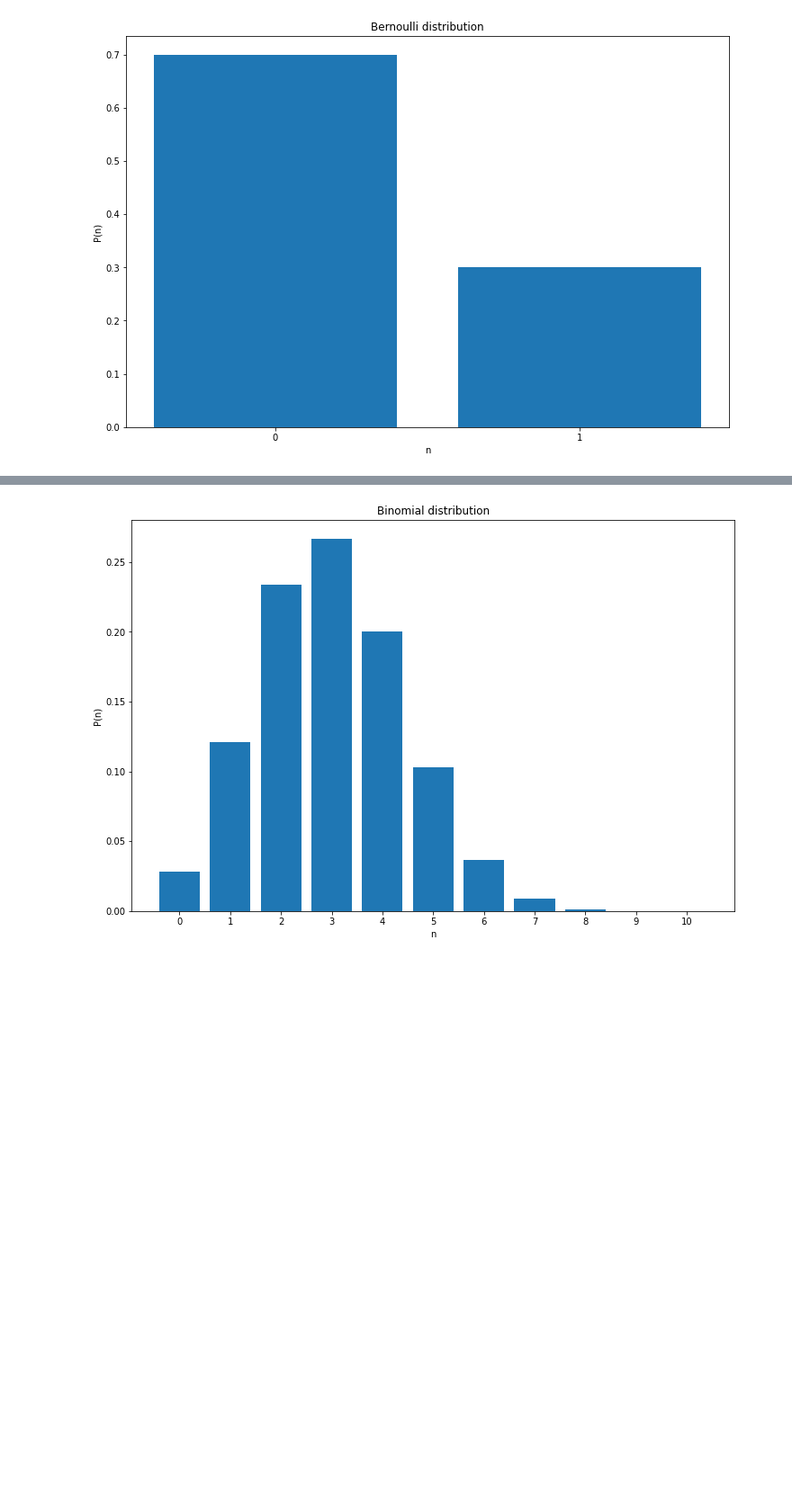
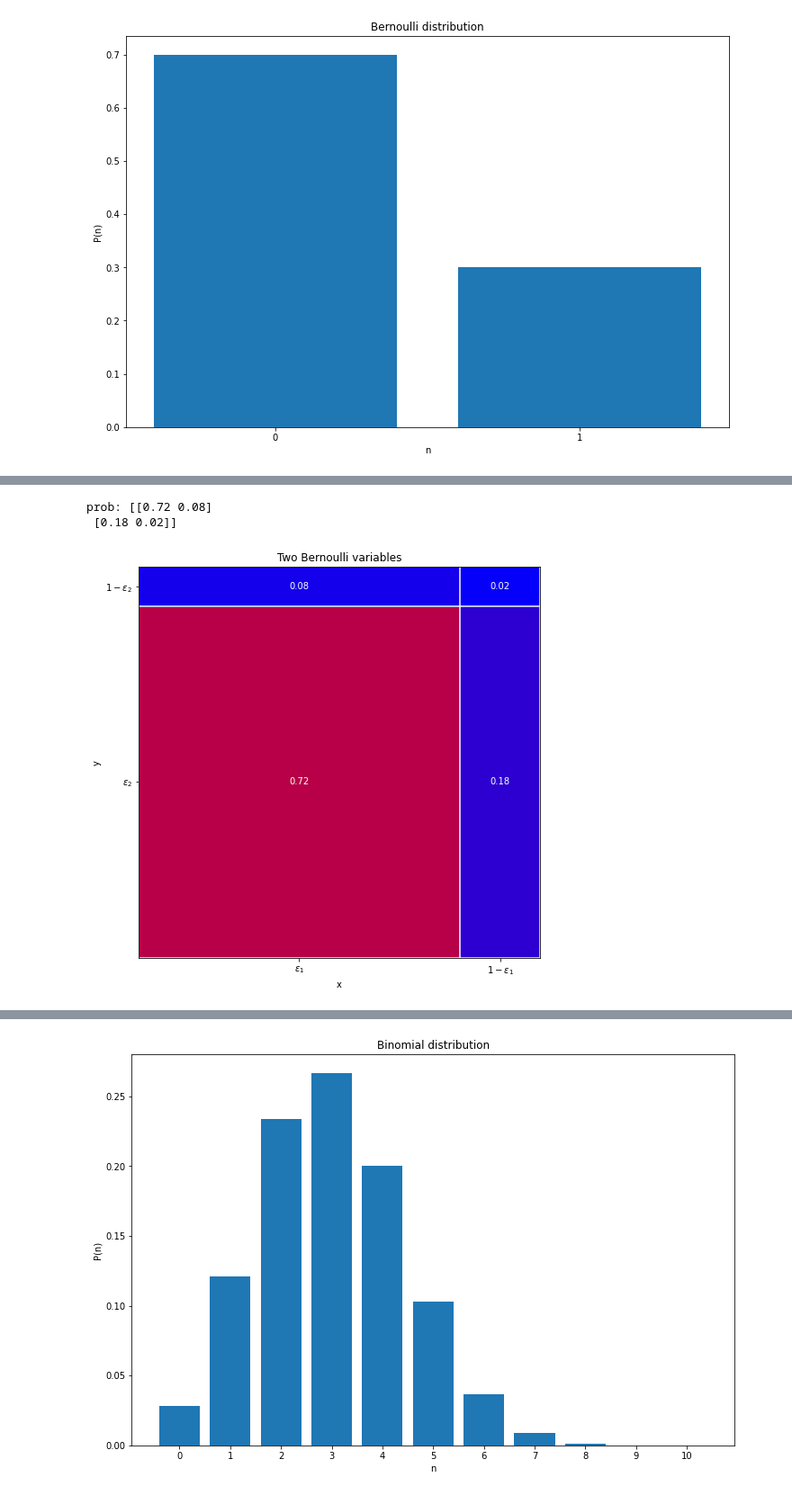
Before and after one commit to lucalista/analisi-dati-2021, a Jupyter notebook: 04.02.00__Alcune_distribuzioni_discrete.ipynb, the cells around one changed output, grey strips where cells are left out. Shown at 90% size. Saved outputs shown, nothing was run; the diff lists cells and outputs as text; code cells hidden in the pictures; blank space fills up the shorter version.

Commit message:
independent variables

```diff
--- a/04.02.00__Alcune_distribuzioni_discrete.ipynb
+++ b/04.02.00__Alcune_distribuzioni_discrete.ipynb
@@ -91,3 +104,43 @@ plt.show()
+# %%
+from matplotlib.collections import LineCollection
+from matplotlib import patches
+import math
+x, y = np.meshgrid(np.array([0, e1, 1]), np.array([0, e2, 1]))
+e1 = 0.8
+e2 = 0.9
+px = np.array([e1, 1-e1])
+py = np.array([e2, 1-e2])
+pxy=np.tensordot(px,py,axes = 0)
+print("prob:", pxy)
+fig, ax = plt.subplots(figsize=(8, 8))
+x, y = np.meshgrid(np.array([0, e1, 1]), np.array([0, e2, 1]))
+segs1 = np.stack((x,y), axis=2)
+segs2 = segs1.transpose(1,0,2)
+ax.add_collection(LineCollection(segs1, colors='w'))
+ax.add_collection(LineCollection(segs2, colors='w'))
+xt = [px[0]/2, px[0]+px[1]/2]
+yt = [py[0]/2, py[0]+py[1]/2]
+plt.xticks(xt)
+plt.yticks(yt)
+ax.set_xlabel('x')
+ax.set_ylabel('y')
+plt.title('Two Bernoulli variables')
+ax.set_xticklabels([r'$\varepsilon_1$', r'$1-\varepsilon_1$'])
+ax.set_yticklabels([r'$\varepsilon_2$', r'$1-\varepsilon_2$'])
+def col(p):
+    return '#{:02X}00{:02X}'.format(math.floor(p*255),math.floor((1-p)*255))
+ax.add_patch(patches.Rectangle((0, 0), px[0], py[0], fill=True, color=col(pxy[0,0])))
+ax.add_patch(patches.Rectangle((px[0], 0), px[1], py[0], fill=True, color=col(pxy[1,0])))
+ax.add_patch(patches.Rectangle((0, py[0]), px[0], py[1], fill=True, color=col(pxy[0,1])))
+ax.add_patch(patches.Rectangle((px[0], py[0]), 1-e1, 1-e2, fill=True, color=col(pxy[1,1])))
+for i in range(2):
+    for j in range(2):
+        text = ax.text(xt[i], yt[j], '{:.02f}'.format(pxy[i, j]), ha="center", va="center", color="white")
+plt.show()
+# %% [output]
+prob: [[0.72 0.08]
+ [0.18 0.02]]
+[figure, added]
 # %% [markdown]
 # Processo Binomiale
 
```
Also changed, not shown: parts of 3 cells of this notebook, 1 other file.
